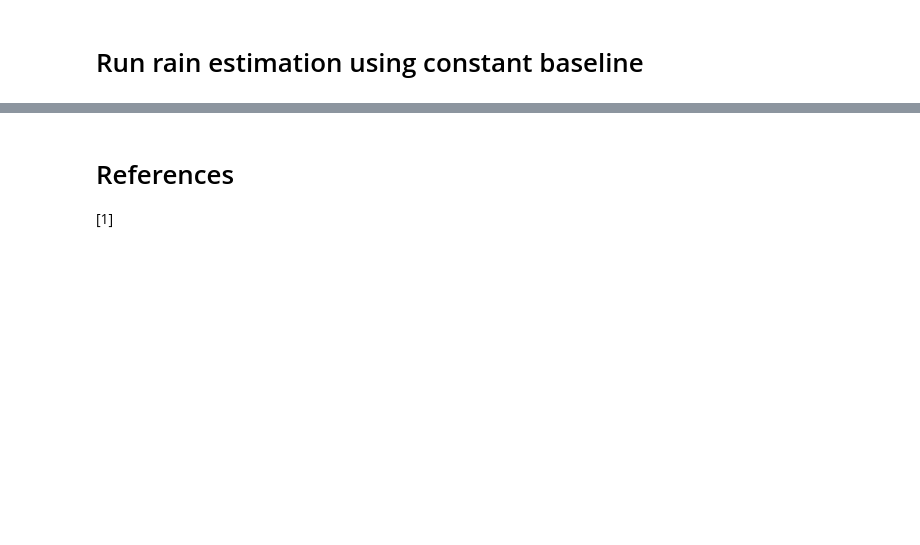
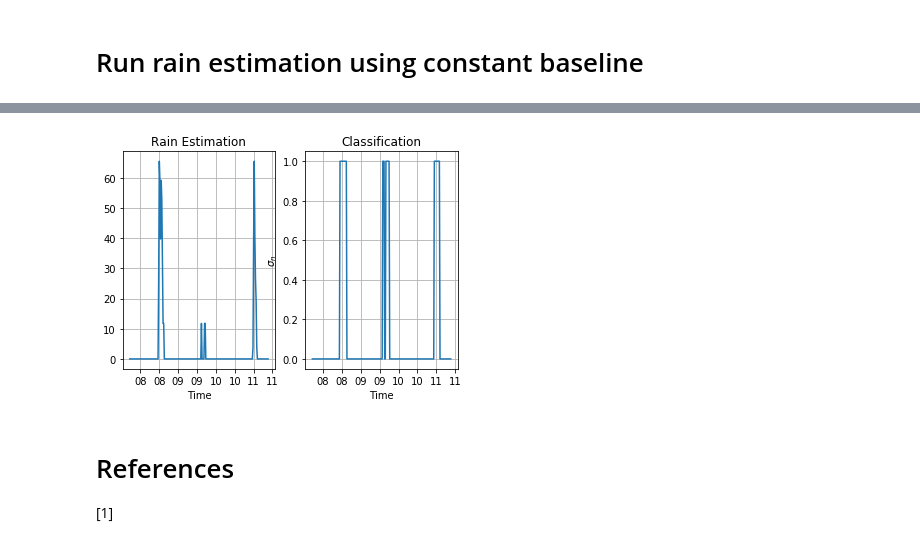
Before and after one commit to haihabi/PyNNcml, a Jupyter notebook: examples/rain_estimation_constant.ipynb, the cells around one changed output, grey strips where cells are left out. Cells and saved outputs as stored; diff of their text form; code cells hidden in the pictures; blank space fills up the shorter version.

```diff
--- a/examples/rain_estimation_constant.ipynb
+++ b/examples/rain_estimation_constant.ipynb
@@ -18,6 +18,6 @@ link_data.plot() # plot link data
 # %% [markdown]
 # Run rain estimation using constant baseline
 # %%
-tsc = tr.rain_estimation.two_step_constant_baseline(tr.power_law.PowerLawType.ITU,0.1,4,1.1) # init classification model
+tsc = tr.rain_estimation.two_step_constant_baseline(tr.power_law.PowerLawType.ITU,0.1,5,1.1,wa_factor=2.6) # init classification model
 rain,wd = tsc(link_data.attenuation(),link_data.meta_data) # run classification method
 # %% [output]
@@ -25,18 +50,20 @@ AttributeError: 'int' object has no attribute 'lower'
 # %%
-# plt.subplot(1, 2, 1)
-# plt.plot(link_data.time, wd_classification.numpy()[0, :])
-# plt.title('Classification')
-# plt.xlabel('Time')
-# tr.change_x_axis_time_format('%H')
-# plt.grid()
-# plt.subplot(1, 2, 2)
-# plt.plot(link_data.time, std_vector.numpy()[0, :])
-# plt.xlabel('Time')
-# plt.title('Standard Deviation')
-# tr.change_x_axis_time_format('%H')
-# plt.ylabel(r'$\sigma_n$')
-# plt.grid()
-# plt.show()
+plt.subplot(1, 2, 1)
+plt.plot(link_data.time(), rain.numpy()[0, :])
+plt.title('Rain Estimation')
+plt.xlabel('Time')
+tr.change_x_axis_time_format('%H')
+plt.grid()
+plt.subplot(1, 2, 2)
+plt.plot(link_data.time(), wd.numpy()[0, :])
+plt.xlabel('Time')
+plt.title('Classification')
+tr.change_x_axis_time_format('%H')
+plt.ylabel(r'$\sigma_n$')
+plt.grid()
+plt.show()
+# %% [output]
+[figure, added]
 # %% [markdown]
 # References
 [1]
```
Also changed, not shown: parts of 2 cells of this notebook, 10 other files.
